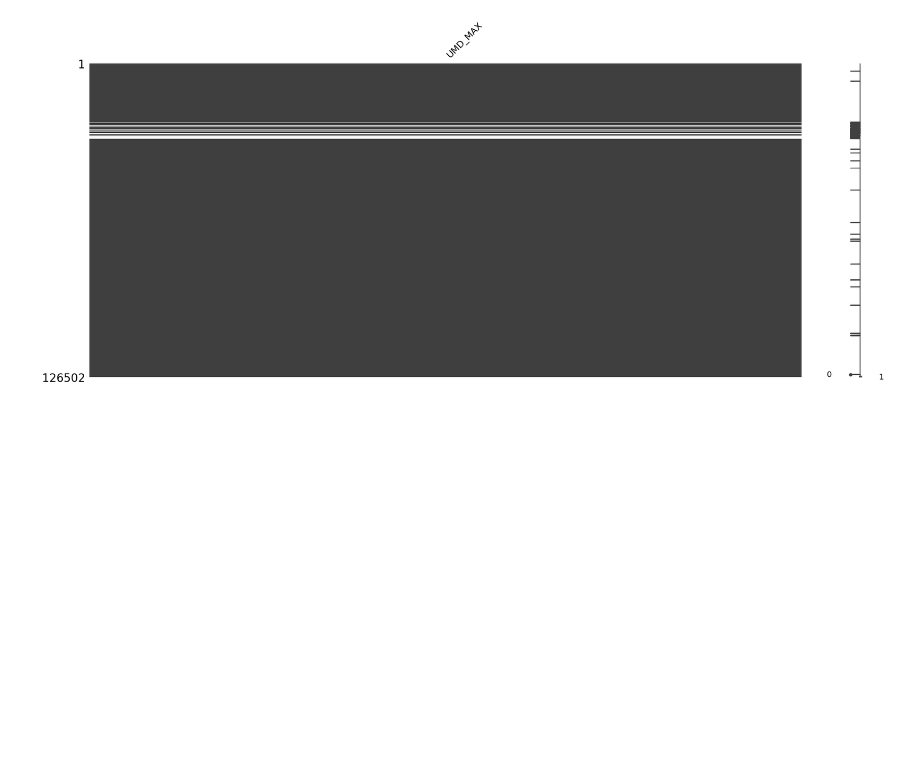
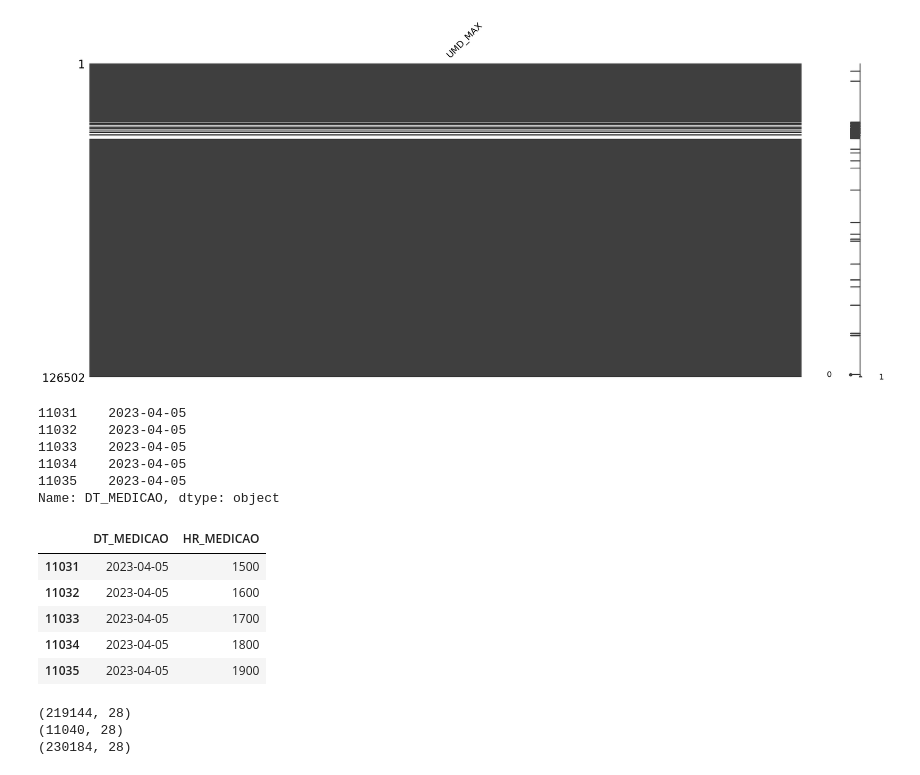
Before and after one commit to NietoCurcio/atmoseer, a Jupyter notebook: notebooks/data_imputation.ipynb, the cells around one changed output. Drawn from its saved outputs; the diff is of its cells as text; code cells hidden in the pictures; blank space fills up the shorter version.

```diff
--- a/notebooks/data_imputation.ipynb
+++ b/notebooks/data_imputation.ipynb
@@ -558,3 +558,38 @@ msno.matrix(df_a652[['UMD_MAX']])
 # %% [output]
 <AxesSubplot: >
 [figure]
+# %%
+df = pd.read_csv('../data/weather_stations/A652_2022_2023.csv')
+df = df[~df.CHUVA.isna()]
+df.DT_MEDICAO.tail()
+# %% [output]
+11031    2023-04-05
+11032    2023-04-05
+11033    2023-04-05
+11034    2023-04-05
+11035    2023-04-05
+Name: DT_MEDICAO, dtype: object
+# %%
+df[['DT_MEDICAO', 'HR_MEDICAO']].tail()
+# %% [output]
+|  | DT_MEDICAO | HR_MEDICAO |
+| 11031 | 2023-04-05 | 1500 |
+| 11032 | 2023-04-05 | 1600 |
+| 11033 | 2023-04-05 | 1700 |
+| 11034 | 2023-04-05 | 1800 |
+| 11035 | 2023-04-05 | 1900 |
+# %%
+import pandas as pd
+df1 = pd.read_csv('../data/weather_stations/A652_1997_2021.csv')
+df2 = pd.read_csv('../data/weather_stations/A652_2022_2023.csv')
+df3 = pd.concat([df1, df2])
+
+print(df1.shape)
+print(df2.shape)
+print(df3.shape)
+
+df3.to_csv('../data/weather_stations/A652_2007_2023.csv')
+# %% [output]
+(219144, 28)
+(11040, 28)
+(230184, 28)
```
Also changed, not shown: parts of 4 cells of this notebook, 7 other files.
